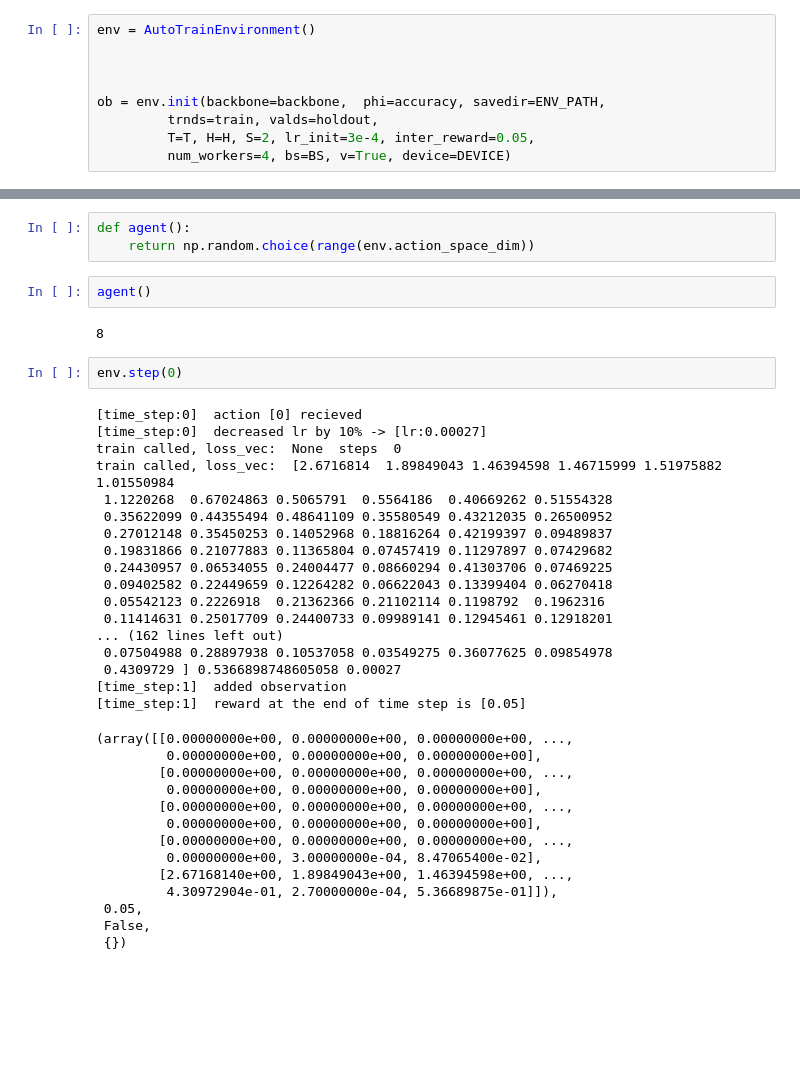
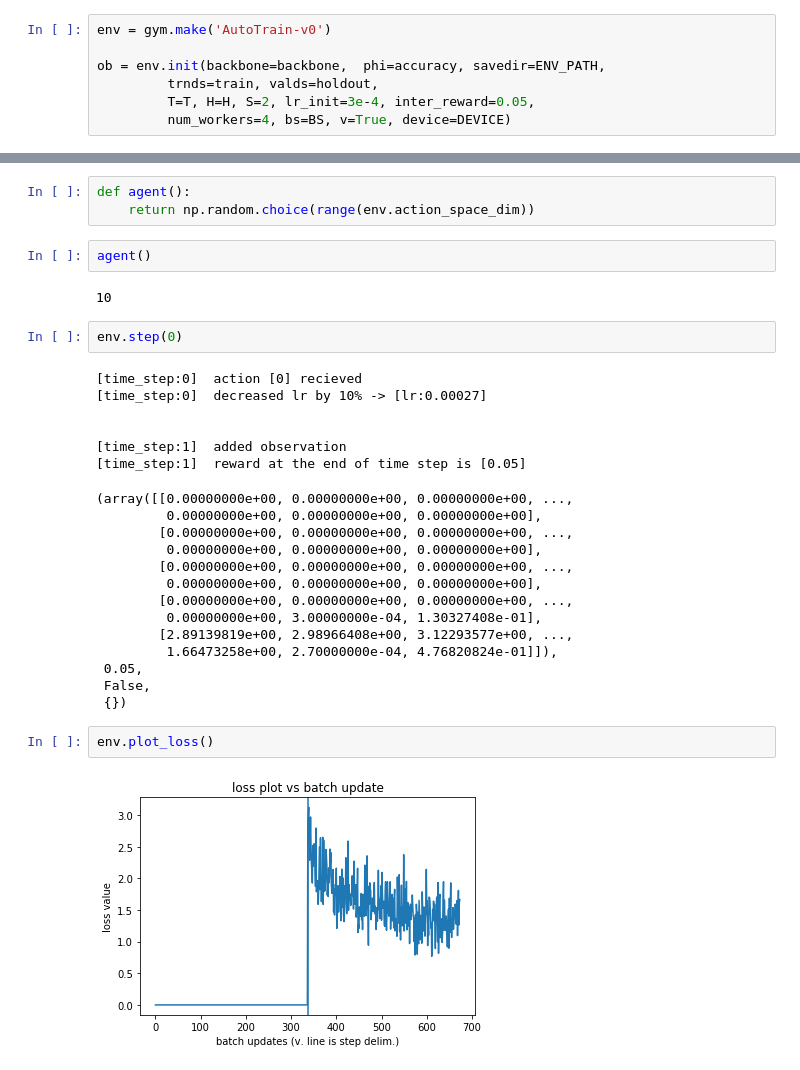
Before and after one commit to broadinstitute/AutoTrain, a Jupyter notebook: experiments/EnvTesting.ipynb, the cells around one changed output, grey strips where cells are left out. Saved outputs shown, nothing was run; the diff lists cells and outputs as text; blank space fills up the shorter version.

Commit message:
example of running the environment

```diff
--- a/experiments/EnvTesting.ipynb
+++ b/experiments/EnvTesting.ipynb
@@ -451,9 +152,7 @@ K
 # %% [output]
 337
 # %%
-env = AutoTrainEnvironment()
-
-
+env = gym.make('AutoTrain-v0')
 
 ob = env.init(backbone=backbone,  phi=accuracy, savedir=ENV_PATH,
          trnds=train, valds=holdout,
@@ -474,25 +173,14 @@ def agent():
 # %%
 agent()
 # %% [output]
-8
+10
 # %%
 env.step(0)
 # %% [output]
 [time_step:0]  action [0] recieved
 [time_step:0]  decreased lr by 10% -> [lr:0.00027]
-train called, loss_vec:  None  steps  0
-train called, loss_vec:  [2.6716814  1.89849043 1.46394598 1.46715999 1.51975882 1.01550984
- 1.1220268  0.67024863 0.5065791  0.5564186  0.40669262 0.51554328
- 0.35622099 0.44355494 0.48641109 0.35580549 0.43212035 0.26500952
- 0.27012148 0.35450253 0.14052968 0.18816264 0.42199397 0.09489837
- 0.19831866 0.21077883 0.11365804 0.07457419 0.11297897 0.07429682
- 0.24430957 0.06534055 0.24004477 0.08660294 0.41303706 0.07469225
- 0.09402582 0.22449659 0.12264282 0.06622043 0.13399404 0.06270418
- 0.05542123 0.2226918  0.21362366 0.21102114 0.1198792  0.1962316
- 0.11414631 0.25017709 0.24400733 0.09989141 0.12945461 0.12918201
-... (162 lines left out)
- 0.07504988 0.28897938 0.10537058 0.03549275 0.36077625 0.09854978
- 0.4309729 ] 0.5366898748605058 0.00027
+
+
 [time_step:1]  added observation
 [time_step:1]  reward at the end of time step is [0.05]
 (array([[0.00000000e+00, 0.00000000e+00, 0.00000000e+00, ...,
@@ -502,9 +190,13 @@ train called, loss_vec:  [2.6716814  1.89849043 1.46394598 1.46715999 1.51975882
         [0.00000000e+00, 0.00000000e+00, 0.00000000e+00, ...,
          0.00000000e+00, 0.00000000e+00, 0.00000000e+00],
         [0.00000000e+00, 0.00000000e+00, 0.00000000e+00, ...,
-         0.00000000e+00, 3.00000000e-04, 8.47065400e-02],
-        [2.67168140e+00, 1.89849043e+00, 1.46394598e+00, ...,
-         4.30972904e-01, 2.70000000e-04, 5.36689875e-01]]),
+         0.00000000e+00, 3.00000000e-04, 1.30327408e-01],
+        [2.89139819e+00, 2.98966408e+00, 3.12293577e+00, ...,
+         1.66473258e+00, 2.70000000e-04, 4.76820824e-01]]),
  0.05,
  False,
  {})
+# %%
+env.plot_loss()
+# %% [output]
+[figure, added]
```
Also changed, not shown: parts of 15 cells of this notebook, 2 other files.
